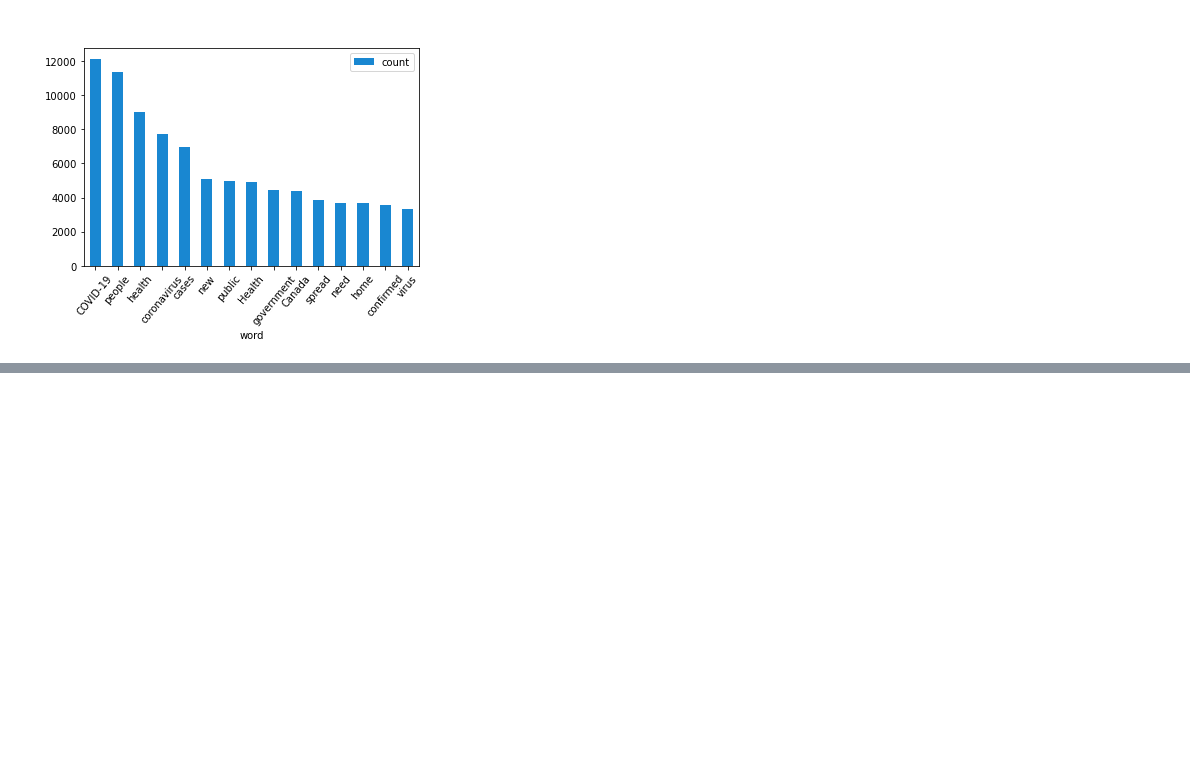
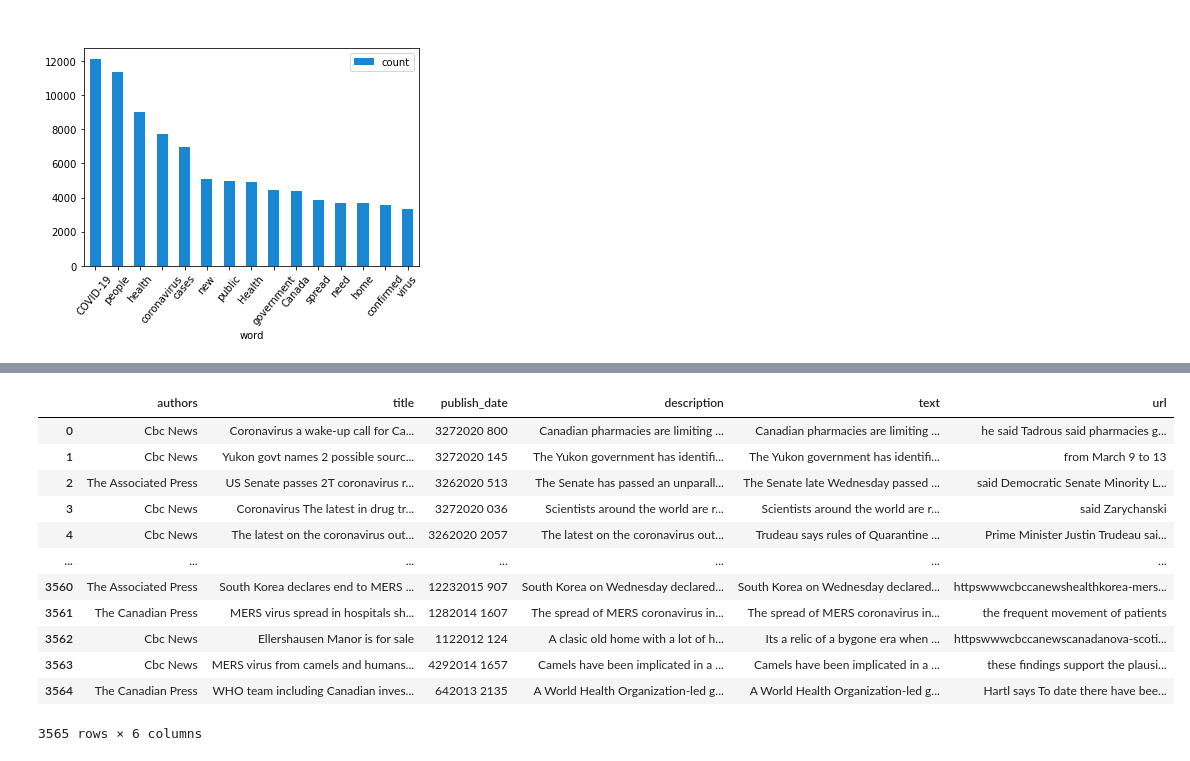
Before and after one commit to FairyGandhi/team-mount-elbert, a Jupyter notebook: Project Code.ipynb, the cells around one changed output, grey strips where cells are left out. Drawn from its saved outputs; the diff is of its cells as text; code cells hidden in the pictures; blank space fills up the shorter version.

```diff
--- a/Project Code.ipynb
+++ b/Project Code.ipynb
@@ -402,0 +403,18 @@ news_df.write.parquet('news_df_parquet')
+# %%
+pandas_df = news_df.toPandas()
+pandas_df_noNA = pandas_df[pandas_df['authors'].notna()]
+pandas_df_noNA
+# %% [output]
+|  | authors | title | publish_date | description | text | url |
+| 0 | Cbc News | Coronavirus a wake-up call for Ca... | 3272020 800 | Canadian pharmacies are limiting ... | Canadian pharmacies are limiting ... | he said Tadrous said pharmacies g... |
+| 1 | Cbc News | Yukon govt names 2 possible sourc... | 3272020 145 | The Yukon government has identifi... | The Yukon government has identifi... | from March 9 to 13 |
+| 2 | The Associated Press | US Senate passes 2T coronavirus r... | 3262020 513 | The Senate has passed an unparall... | The Senate late Wednesday passed ... | said Democratic Senate Minority L... |
+| 3 | Cbc News | Coronavirus The latest in drug tr... | 3272020 036 | Scientists around the world are r... | Scientists around the world are r... | said Zarychanski |
+| 4 | Cbc News | The latest on the coronavirus out... | 3262020 2057 | The latest on the coronavirus out... | Trudeau says rules of Quarantine ... | Prime Minister Justin Trudeau sai... |
+| ... | ... | ... | ... | ... | ... | ... |
+| 3560 | The Associated Press | South Korea declares end to MERS ... | 12232015 907 | South Korea on Wednesday declared... | South Korea on Wednesday declared... | httpswwwcbccanewshealthkorea-mers... |
+| 3561 | The Canadian Press | MERS virus spread in hospitals sh... | 1282014 1607 | The spread of MERS coronavirus in... | The spread of MERS coronavirus in... | the frequent movement of patients |
+| 3562 | Cbc News | Ellershausen Manor is for sale | 1122012 124 | A clasic old home with a lot of h... | Its a relic of a bygone era when ... | httpswwwcbccanewscanadanova-scoti... |
+| 3563 | Cbc News | MERS virus from camels and humans... | 4292014 1657 | Camels have been implicated in a ... | Camels have been implicated in a ... | these findings support the plausi... |
+| 3564 | The Canadian Press | WHO team including Canadian inves... | 642013 2135 | A World Health Organization-led g... | A World Health Organization-led g... | Hartl says To date there have bee... |
+3565 rows × 6 columns
```
Also changed, not shown: parts of 13 cells of this notebook.
